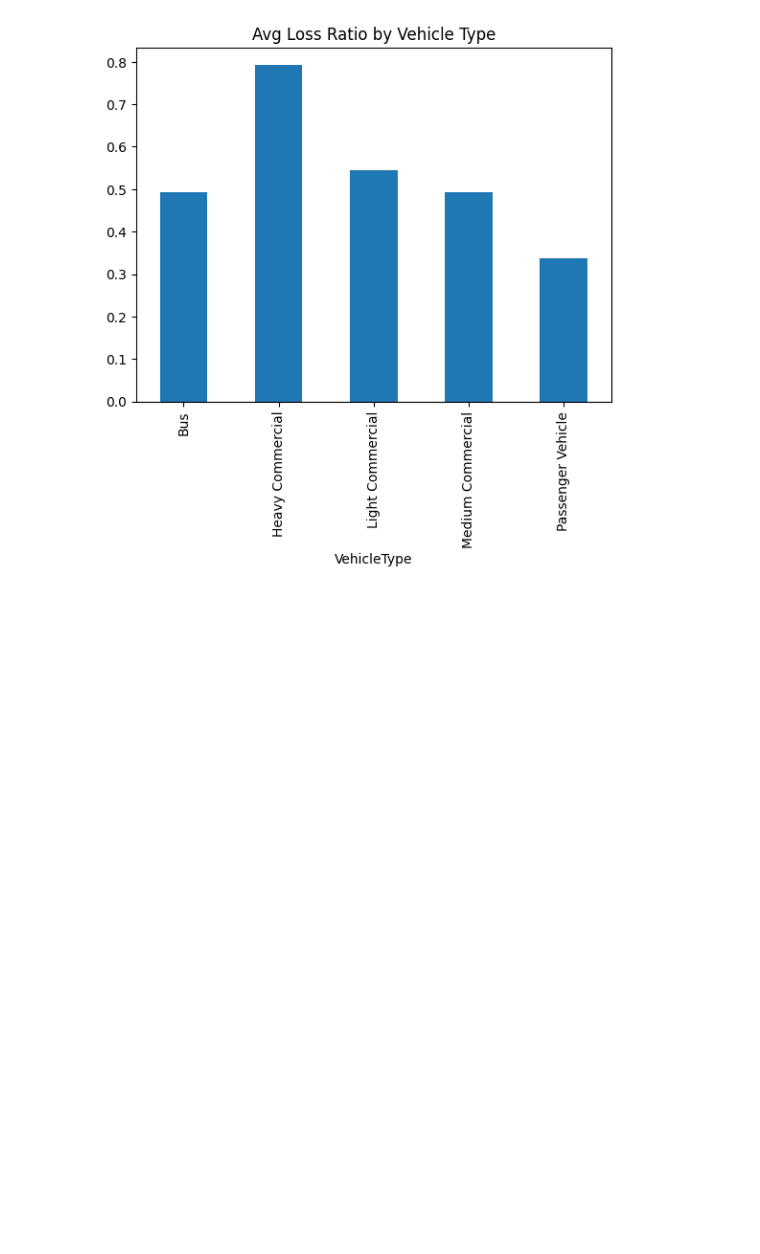
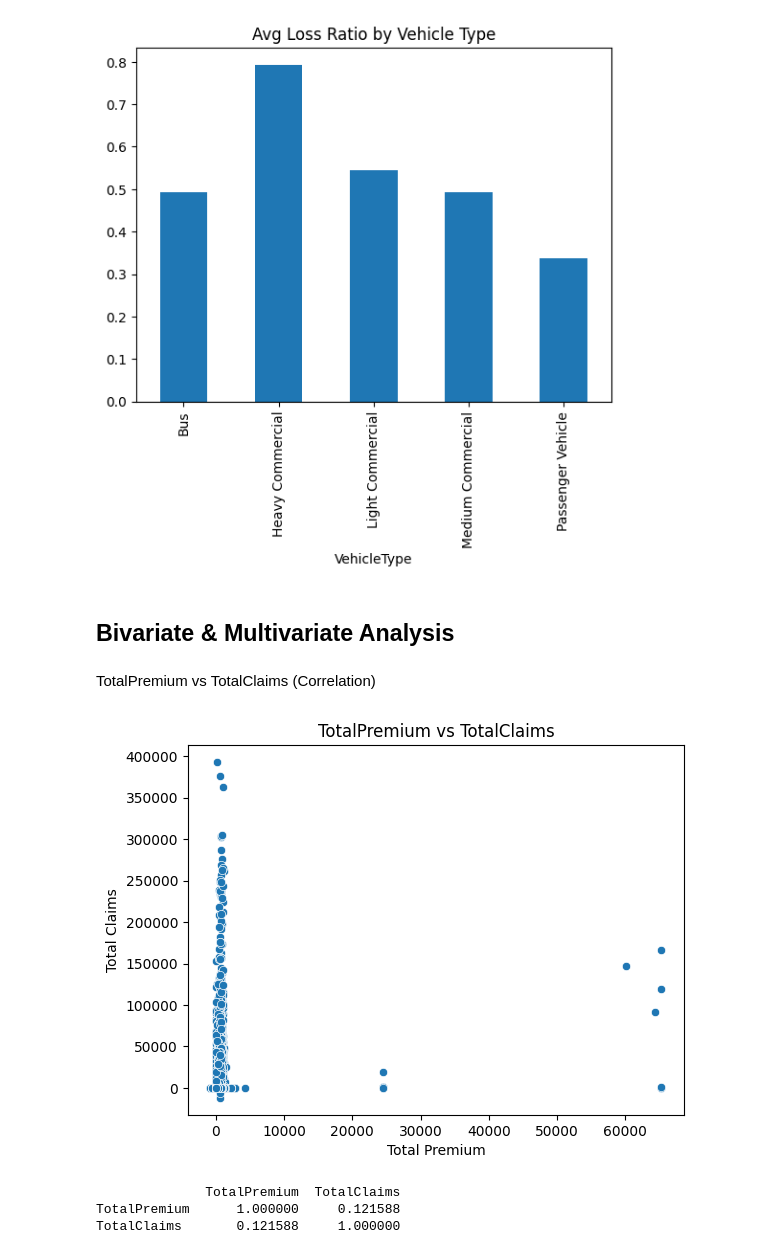
Before and after one commit to Samrwitt/insurance-risk-modeling, a Jupyter notebook: notebooks/task1_eda.ipynb, the cells around one changed output. Cells and saved outputs as stored; diff of their text form; code cells hidden in the pictures; blank space fills up the shorter version.

Commit message:
Added bivariate analysis, trends, and outlier detection

```diff
--- a/notebooks/task1_eda.ipynb
+++ b/notebooks/task1_eda.ipynb
@@ -90,3 +90,24 @@ df.groupby('VehicleType')['LossRatio'].mean().plot(kind='bar', title='Avg Loss R
 # %% [output]
 <Axes: title={'center': 'Avg Loss Ratio by Vehicle Type'}, xlabel='VehicleType'>
 [figure]
+# %% [markdown]
+## Bivariate & Multivariate Analysis
+# %% [markdown]
+
+ TotalPremium vs TotalClaims (Correlation)
+# %%
+# Scatter plot
+sns.scatterplot(data=df, x='TotalPremium', y='TotalClaims')
+plt.title('TotalPremium vs TotalClaims')
+plt.xlabel('Total Premium')
+plt.ylabel('Total Claims')
+plt.show()
+
+# Correlation coefficient
+correlation = df[['TotalPremium', 'TotalClaims']].corr()
+print(correlation)
+# %% [output]
+[figure, added]
+              TotalPremium  TotalClaims
+TotalPremium      1.000000     0.121588
+TotalClaims       0.121588     1.000000
```
Also changed, not shown: parts of 8 cells of this notebook.
